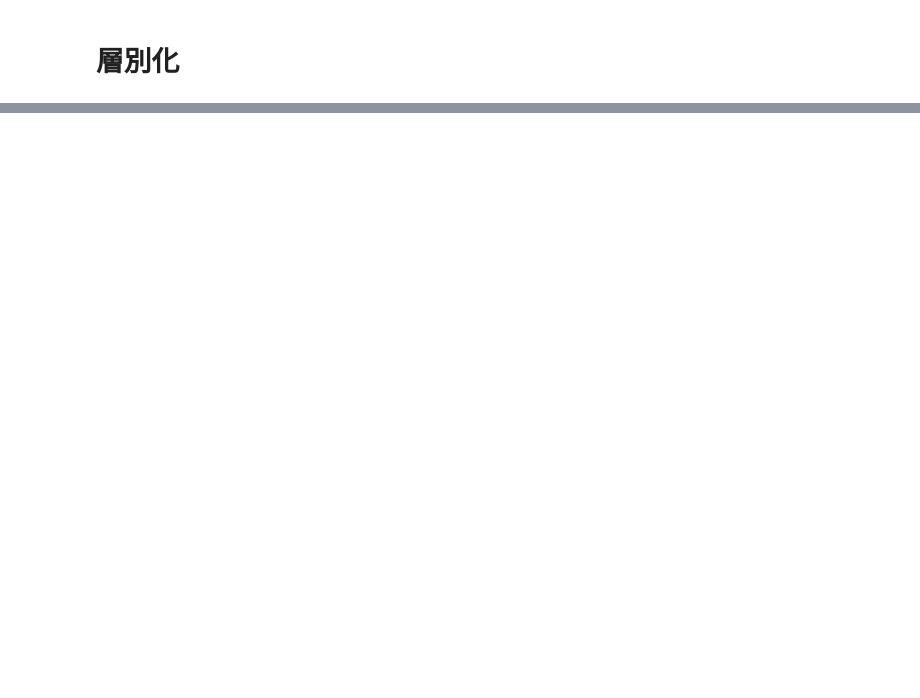
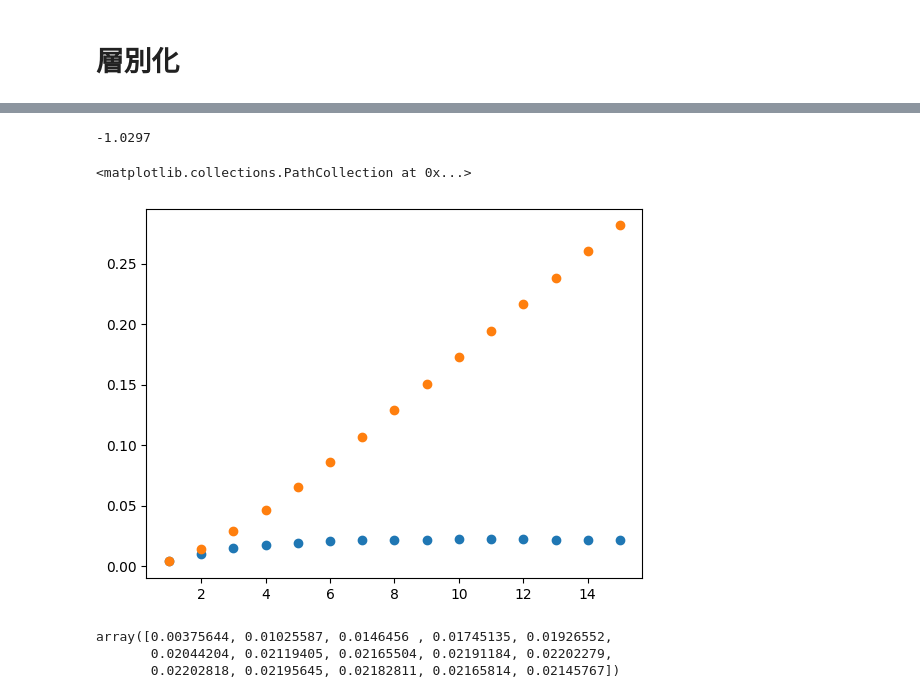
Before and after one commit to TakedaKatsuji/predict, a Jupyter notebook: predict.ipynb, the cells around one changed output, grey strips where cells are left out. Cells and saved outputs as stored; diff of their text form; code cells hidden in the pictures; blank space fills up the shorter version.

```diff
--- a/predict.ipynb
+++ b/predict.ipynb
@@ -129,0 +337,19 @@ class Patient(input_data,event):
+# %%
+patient = Patient(patient1)
+patient.rx
+# %% [output]
+-1.0297
+# %%
+cum_arr = np.array(list(itertools.accumulate(arr)))
+# %%
+plt.scatter(x=list(range(1,16)), y=arr)
+plt.scatter(x=list(range(1,16)), y=cum_arr)
+# %% [output]
+<matplotlib.collections.PathCollection at 0x...>
+[figure, added]
+# %%
+arr
+# %% [output]
+array([0.00375644, 0.01025587, 0.0146456 , 0.01745135, 0.01926552,
+       0.02044204, 0.02119405, 0.02165504, 0.02191184, 0.02202279,
+       0.02202818, 0.02195645, 0.02182811, 0.02165814, 0.02145767])
```
Also changed, not shown: parts of 24 cells of this notebook, 1 other file.
